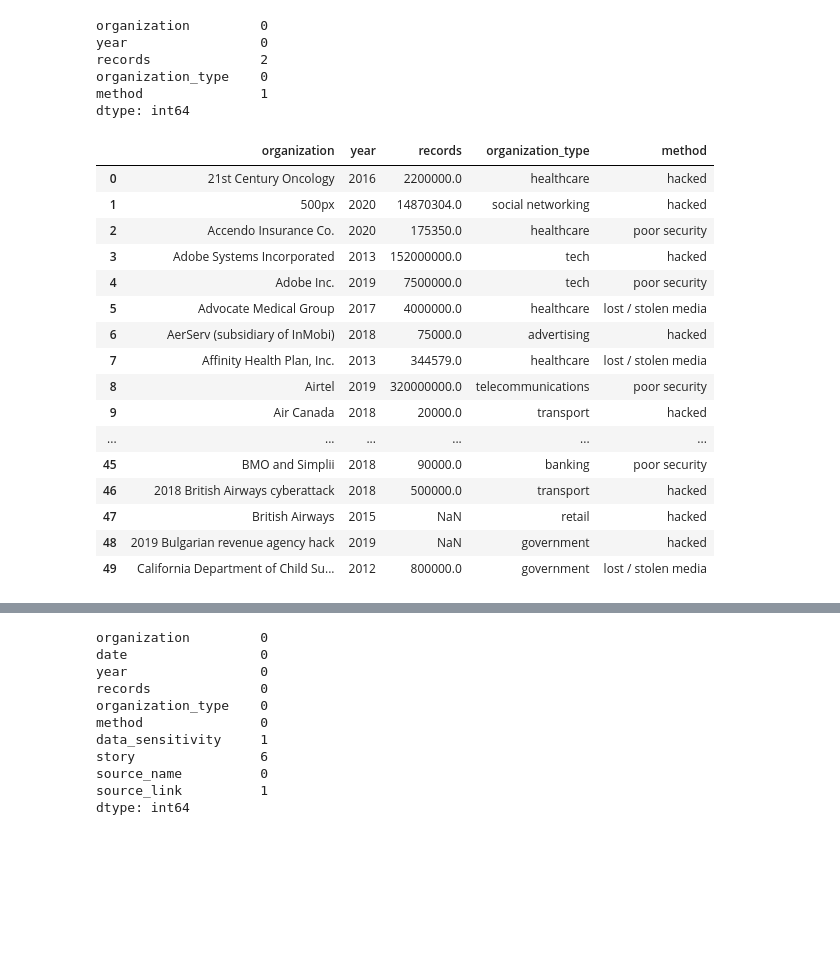
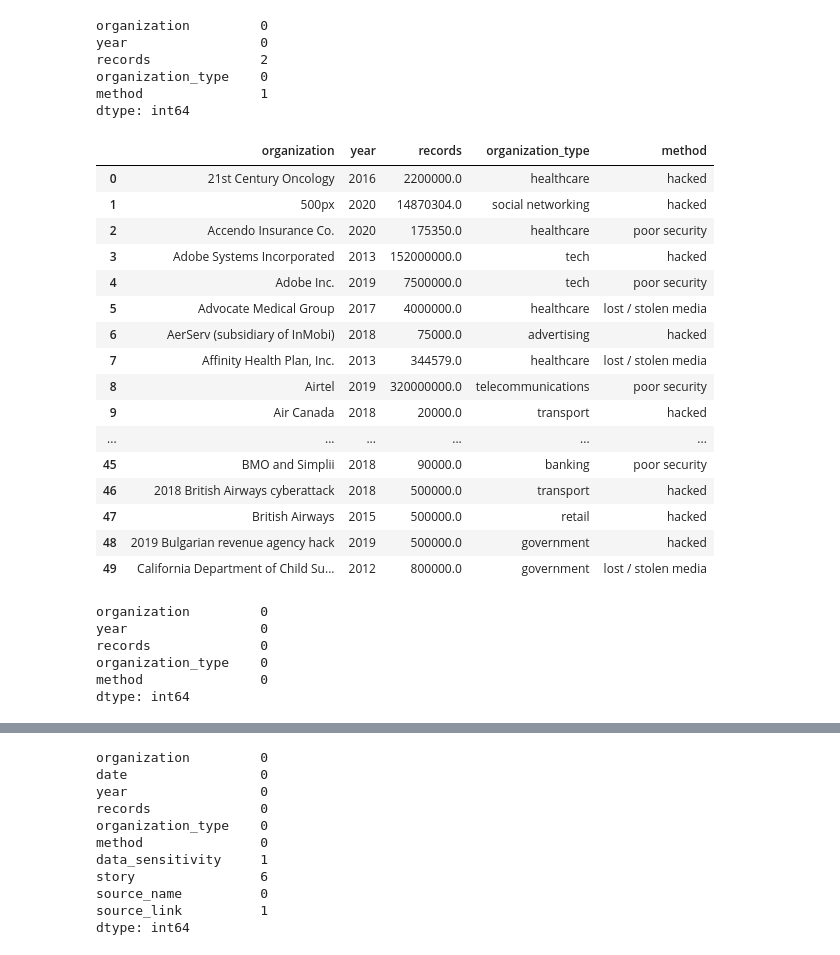
Before and after one commit to iSundhararajan/Unit_3_Project, a Jupyter notebook: data_breaches_analysis.ipynb, the cells around one changed output, grey strips where cells are left out. Drawn from its saved outputs; the diff is of its cells as text; code cells hidden in the pictures; blank space fills up the shorter version.

```diff
--- a/data_breaches_analysis.ipynb
+++ b/data_breaches_analysis.ipynb
@@ -46,27 +46,46 @@ dtype: int64
 # %%
 # data_breaches['records'].fillna(method='ffill')
 
 # Convert 'Records' column from string to integer, replacing non-numeric values with NaN
 data_breaches['records'] = pd.to_numeric(data_breaches['records'], errors='coerce')
+
+# Fills in NaN values in the records column with the mean
+data_breaches['records'] = data_breaches.records.fillna(data_breaches.records.mean())
+
+# Forward fills in Nan values in the records column
+# data_breaches['records'] = data_breaches['records'].fillna(method='ffill')
+
+# Replace NaN values in the method column with unknown
+data_breaches['method'] = data_breaches['method'].fillna('unknown')
+
 data_breaches.head(50)
 # %% [output]
 |  | organization | year | records | organization_type | method |
 | 0 | 21st Century Oncology | 2016 | 2200000.0 | healthcare | hacked |
 | 1 | 500px | 2020 | 14870304.0 | social networking | hacked |
 | 2 | Accendo Insurance Co. | 2020 | 175350.0 | healthcare | poor security |
 | 3 | Adobe Systems Incorporated | 2013 | 152000000.0 | tech | hacked |
 | 4 | Adobe Inc. | 2019 | 7500000.0 | tech | poor security |
 | 5 | Advocate Medical Group | 2017 | 4000000.0 | healthcare | lost / stolen media |
 | 6 | AerServ (subsidiary of InMobi) | 2018 | 75000.0 | advertising | hacked |
 | 7 | Affinity Health Plan, Inc. | 2013 | 344579.0 | healthcare | lost / stolen media |
 | 8 | Airtel | 2019 | 320000000.0 | telecommunications | poor security |
 | 9 | Air Canada | 2018 | 20000.0 | transport | hacked |
 | ... | ... | ... | ... | ... | ... |
 | 45 | BMO and Simplii | 2018 | 90000.0 | banking | poor security |
 | 46 | 2018 British Airways cyberattack | 2018 | 500000.0 | transport | hacked |
-| 47 | British Airways | 2015 | NaN | retail | hacked |
-| 48 | 2019 Bulgarian revenue agency hack | 2019 | NaN | government | hacked |
+| 47 | British Airways | 2015 | 500000.0 | retail | hacked |
+| 48 | 2019 Bulgarian revenue agency hack | 2019 | 500000.0 | government | hacked |
 | 49 | California Department of Child Su... | 2012 | 800000.0 | government | lost / stolen media |
+# %%
+data_breaches.isna().sum()
+# %% [output]
+organization         0
+year                 0
+records              0
+organization_type    0
+method               0
+dtype: int64
 # %%
 # Load World_Data_Breaches.csv
 world_data_breaches = pd.read_csv("World_Data_Breaches.csv")
```
Also changed, not shown: parts of 3 cells of this notebook.
